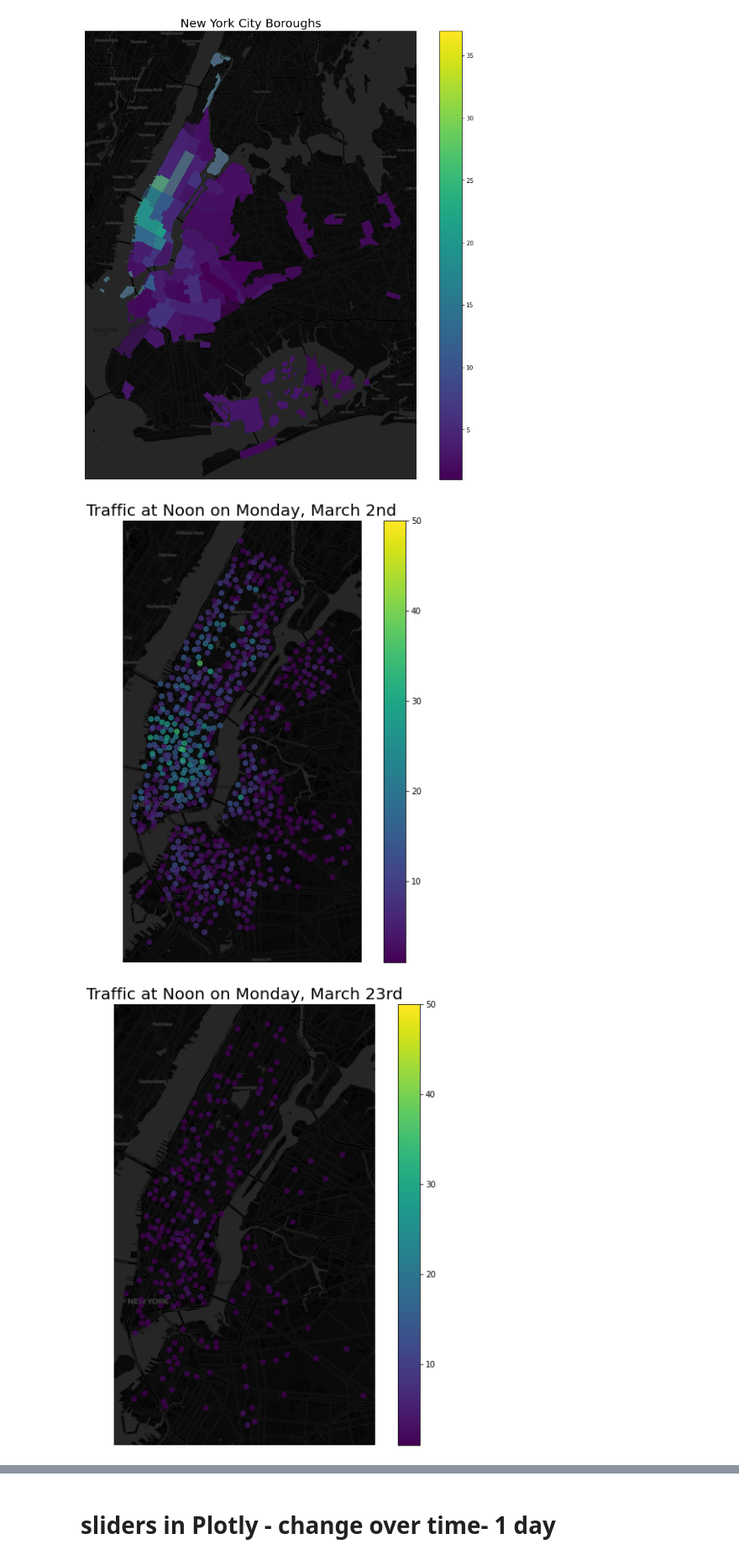
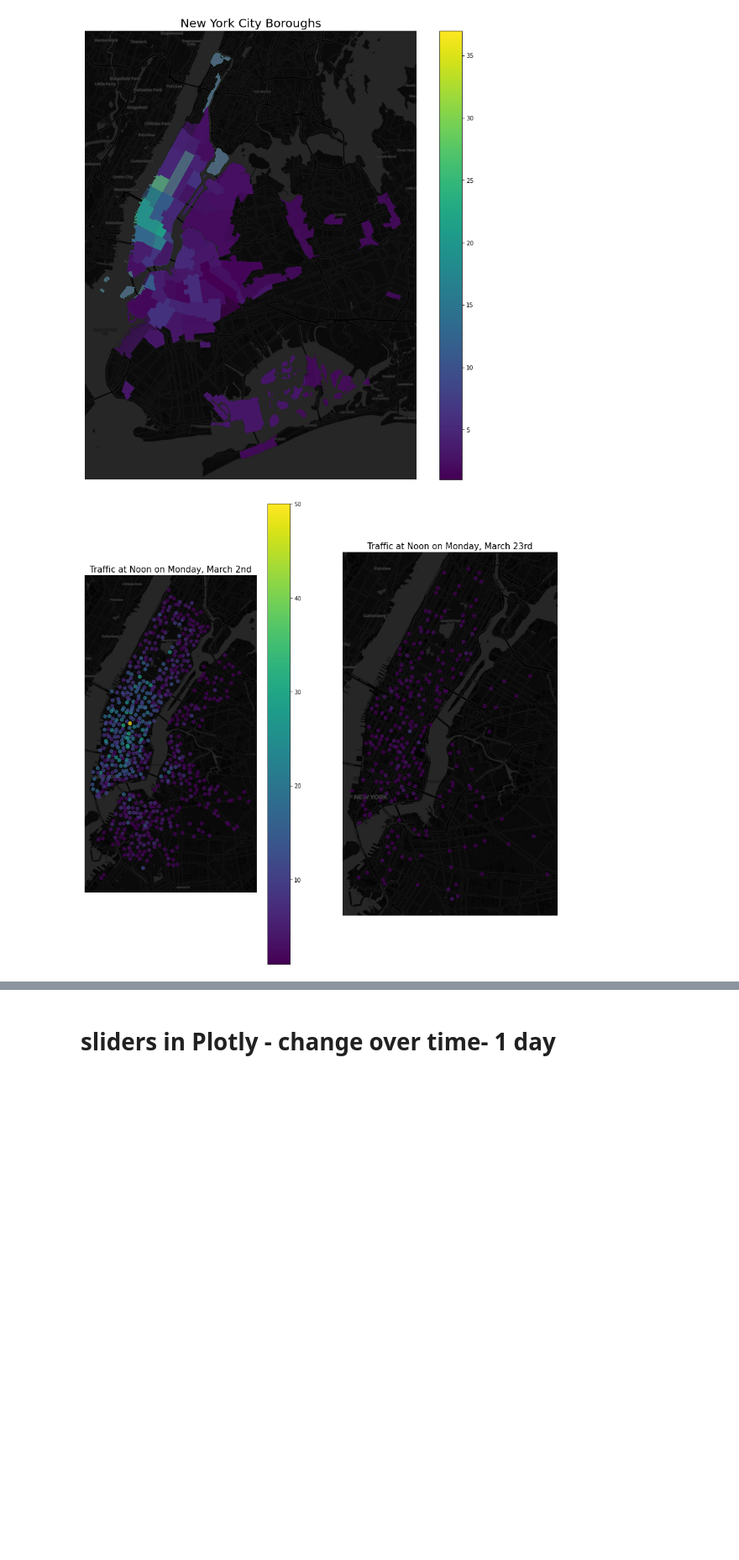
Before and after one commit to annaguidi/citibike_ridership_timelapse, a Jupyter notebook: final project.ipynb, the cells around one changed output, grey strips where cells are left out. Shown at 84% size. Cells and saved outputs as stored; diff of their text form; code cells hidden in the pictures; blank space fills up the shorter version.

```diff
--- a/final project.ipynb
+++ b/final project.ipynb
@@ -357,49 +361,58 @@ ax.set_title('New York City Boroughs', fontdict={'size': 20});
 # %%
 df_citibike_2_12 = df_citibike[(df_citibike['day'] == 2) & (df_citibike['hour'] == 12)]
 
+fig, ax = plt.subplots(figsize=(15, 15))
 
-fig, ax = plt.subplots(figsize=(10, 10))
-df_citibike_1_12.to_crs(epsg=3857).plot(
+ax = plt.subplot(1, 2, 1)
+df_citibike_2_12.to_crs(epsg=3857).plot(
     ax=ax,
     column='activity',
     legend=True,
+#     label = column,
+#     legend_kwds={'label': "Population by Country",
+#                         'location': "2"},
+#     legend_kwds={
+#         'loc': 2,
+#         'shadow': True
+#     },
     #cmap='Dark2',
     alpha=0.7,
     vmax = 50
     )
 
+# plt.legend()
 
 # ctx.add_basemap(ax, url='https://{s}.basemaps.cartocdn.com/dark_all/{z}/{x}/{y}.png')
+ctx.add_basemap(ax, url='https://{s}.basemaps.cartocdn.com/dark_all/{z}/{x}/{y}.png')
+ax.axis('off')
+ax.set_title('Traffic at Noon on Monday, March 2nd', fontdict={'size': 15});
 
-ctx.add_basemap(ax, url='https://{s}.basemaps.cartocdn.com/dark_all/{z}/{x}/{y}.png')
-
-
-ax.axis('off')
-
-ax.set_title('Traffic at Noon on Monday, March 2nd', fontdict={'size': 20});
 
 
 df_citibike_23_12 = df_citibike[(df_citibike['day'] == 23) & (df_citibike['hour'] == 12)]
 
-fig, ax = plt.subplots(figsize=(10, 10))
-df_citibike_21_12.to_crs(epsg=3857).plot(
+# fig, ax = plt.subplots(figsize=(13, 13))
+ax = plt.subplot(1, 2, 2)
+df_citibike_23_12.to_crs(epsg=3857).plot(
     ax=ax,
     column='activity',
-    legend=True,
+#     legend=True,
+#     label = column,
+#     legend_kwds={
+#         'loc': 2,
+#         'shadow': True,
+#         # 'facecolor': 'lightgray',
+#     },
     #cmap='Dark2',
     alpha=0.7,
     vmax=50
     )
 
+# plt.legend()
 
 # ctx.add_basemap(ax, url='https://{s}.basemaps.cartocdn.com/dark_all/{z}/{x}/{y}.png')
-
 ctx.add_basemap(ax, url='https://{s}.basemaps.cartocdn.com/dark_all/{z}/{x}/{y}.png')
-
-
 ax.axis('off')
-
-ax.set_title('Traffic at Noon on Monday, March 23rd', fontdict={'size': 20});
+ax.set_title('Traffic at Noon on Monday, March 23rd', fontdict={'size': 15});
 # %% [output]
-[figure, old version]
+[figure, new version]
-[figure, removed]
```
Also changed, not shown: parts of 9 cells of this notebook.
